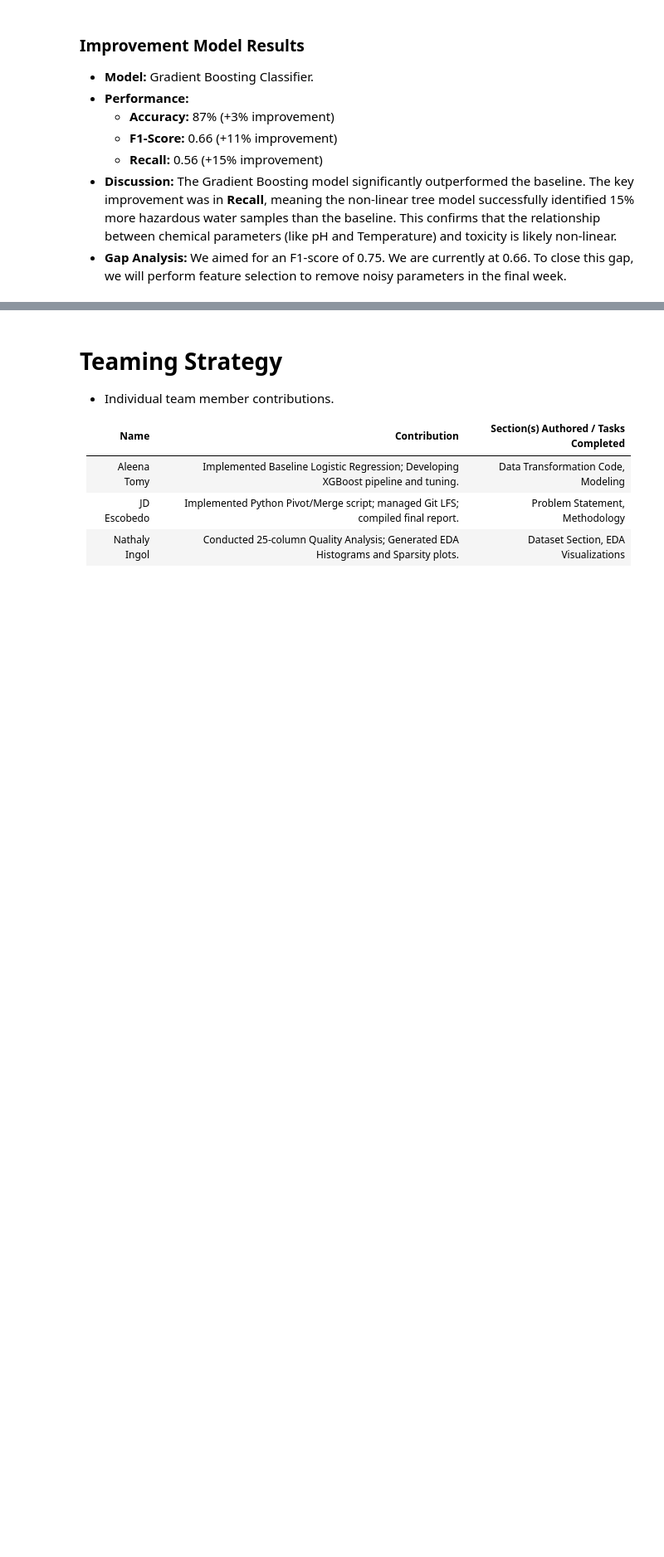
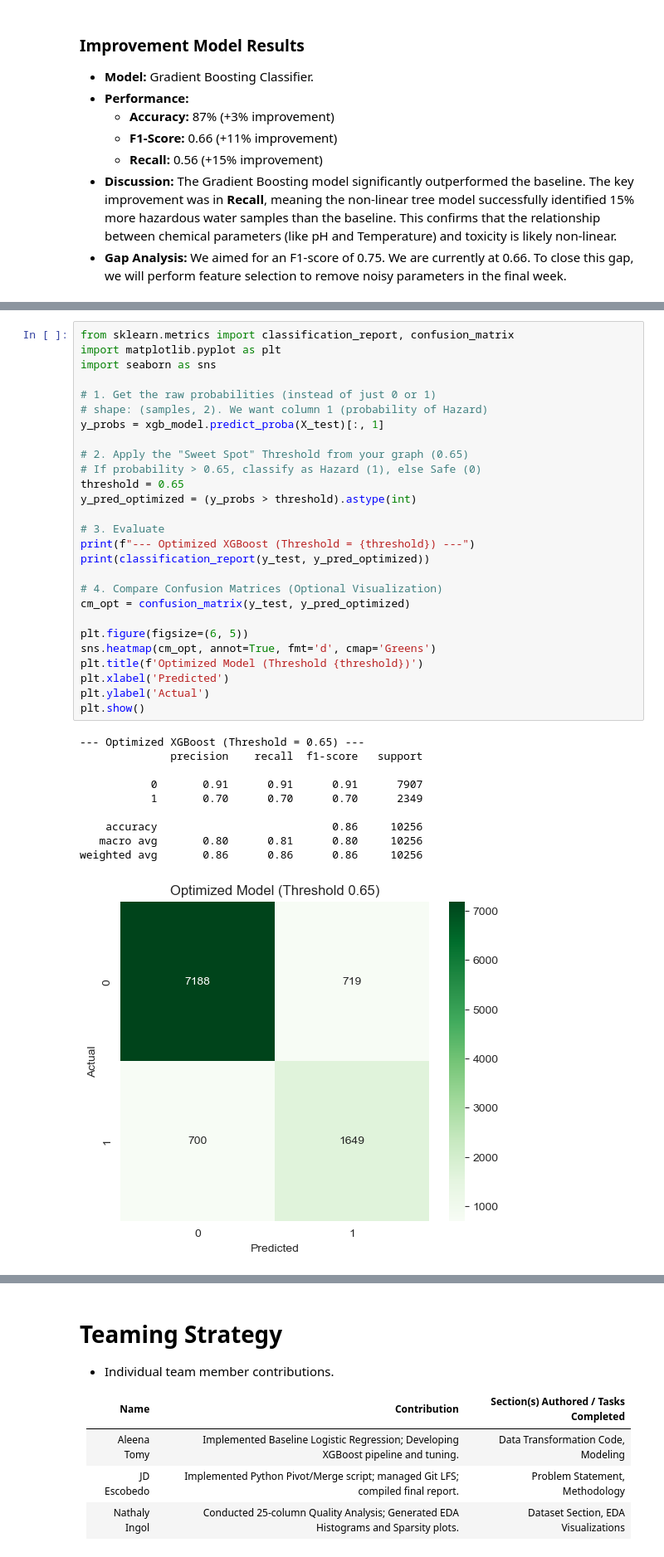
Before and after one commit to coconath0/ML-project, a Jupyter notebook: project_progress_ETI.ipynb, the cells around one changed output, grey strips where cells are left out. Shown at 83% size. Saved outputs shown, nothing was run; the diff lists cells and outputs as text; blank space fills up the shorter version.

```diff
--- a/project_progress_ETI.ipynb
+++ b/project_progress_ETI.ipynb
@@ -810,0 +929,38 @@ plt.show()
+# %%
+from sklearn.metrics import classification_report, confusion_matrix
+import matplotlib.pyplot as plt
+import seaborn as sns
+
+# 1. Get the raw probabilities (instead of just 0 or 1)
+# shape: (samples, 2). We want column 1 (probability of Hazard)
+y_probs = xgb_model.predict_proba(X_test)[:, 1]
+
+# 2. Apply the "Sweet Spot" Threshold from your graph (0.65)
+# If probability > 0.65, classify as Hazard (1), else Safe (0)
+threshold = 0.65
+y_pred_optimized = (y_probs > threshold).astype(int)
+
+# 3. Evaluate
+print(f"--- Optimized XGBoost (Threshold = {threshold}) ---")
+print(classification_report(y_test, y_pred_optimized))
+
+# 4. Compare Confusion Matrices (Optional Visualization)
+cm_opt = confusion_matrix(y_test, y_pred_optimized)
+
+plt.figure(figsize=(6, 5))
+sns.heatmap(cm_opt, annot=True, fmt='d', cmap='Greens')
+plt.title(f'Optimized Model (Threshold {threshold})')
+plt.xlabel('Predicted')
+plt.ylabel('Actual')
+plt.show()
+# %% [output]
+--- Optimized XGBoost (Threshold = 0.65) ---
+              precision    recall  f1-score   support
+
+           0       0.91      0.91      0.91      7907
+           1       0.70      0.70      0.70      2349
+
+    accuracy                           0.86     10256
+   macro avg       0.80      0.81      0.80     10256
+weighted avg       0.86      0.86      0.86     10256
+[figure, added]
```
Also changed, not shown: parts of 9 cells of this notebook.
